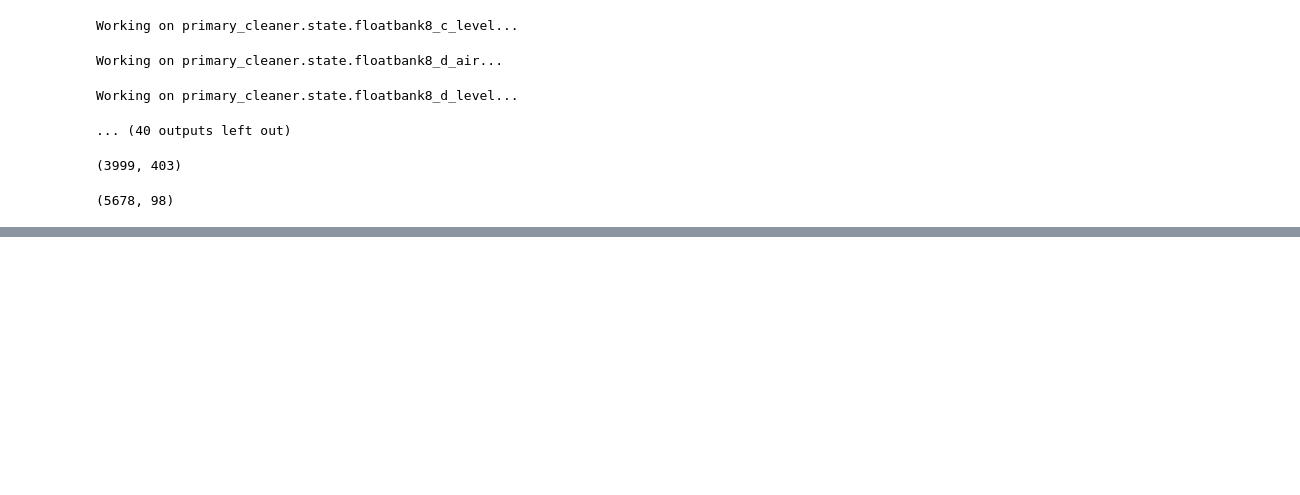
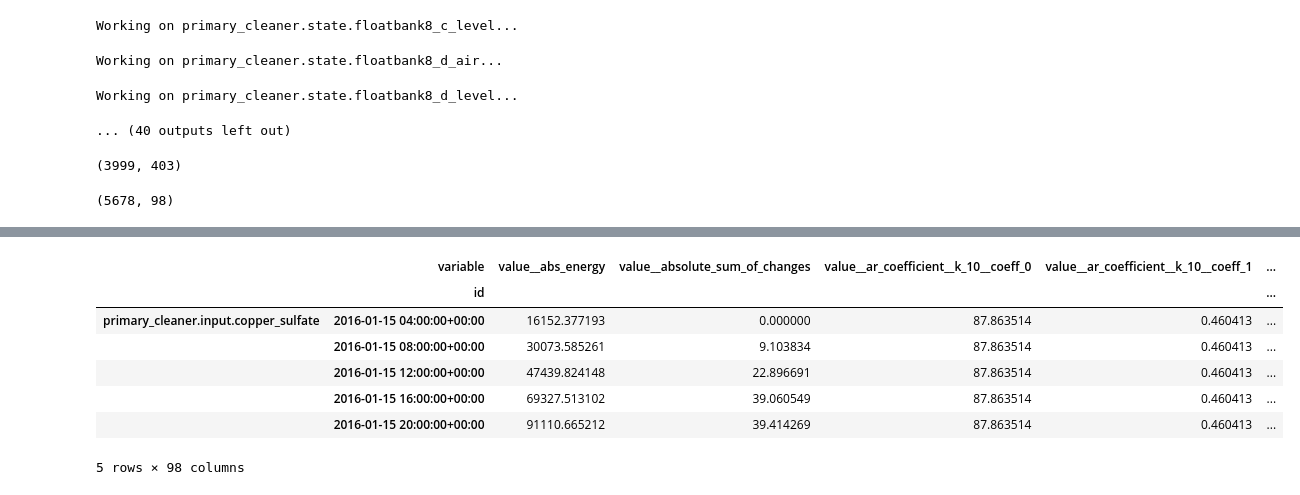
Before and after one commit to AntonBiryukovUofC/unearthed-zinc, a Jupyter notebook: notebooks/build_features_test.ipynb, the cells around one changed output, grey strips where cells are left out. Saved outputs shown, nothing was run; the diff lists cells and outputs as text; code cells hidden in the pictures; blank space fills up the shorter version.

```diff
--- a/notebooks/build_features_test.ipynb
+++ b/notebooks/build_features_test.ipynb
@@ -181,0 +169,11 @@ Name: date, dtype: int64
+# %%
+df_tsfresh_feats.head()
+# %% [output]
+|  | variable | value__abs_energy | value__absolute_sum_of_changes | value__ar_coefficient__k_10__coeff_0 | value__ar_coefficient__k_10__coeff_1 | ... |
+|  | id |  |  |  |  | ... |
+| primary_cleaner.input.copper_sulfate | 2016-01-15 04:00:00+00:00 | 16152.377193 | 0.000000 | 87.863514 | 0.460413 | ... |
+|  | 2016-01-15 08:00:00+00:00 | 30073.585261 | 9.103834 | 87.863514 | 0.460413 | ... |
+|  | 2016-01-15 12:00:00+00:00 | 47439.824148 | 22.896691 | 87.863514 | 0.460413 | ... |
+|  | 2016-01-15 16:00:00+00:00 | 69327.513102 | 39.060549 | 87.863514 | 0.460413 | ... |
+|  | 2016-01-15 20:00:00+00:00 | 91110.665212 | 39.414269 | 87.863514 | 0.460413 | ... |
+5 rows × 98 columns
```
Also changed, not shown: parts of 3 cells of this notebook, 4 other files.
